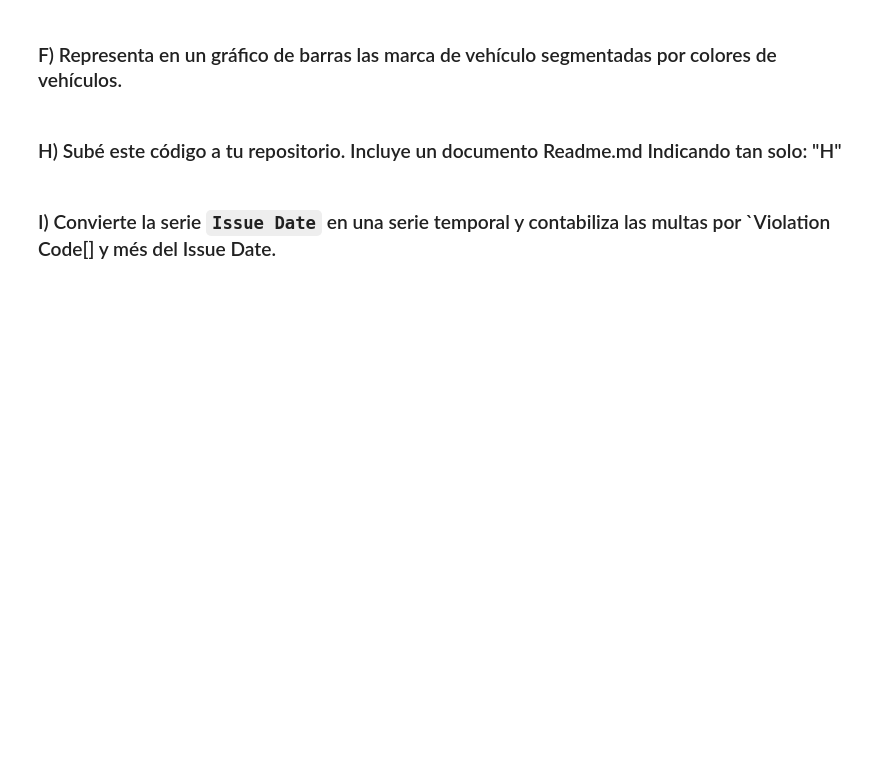
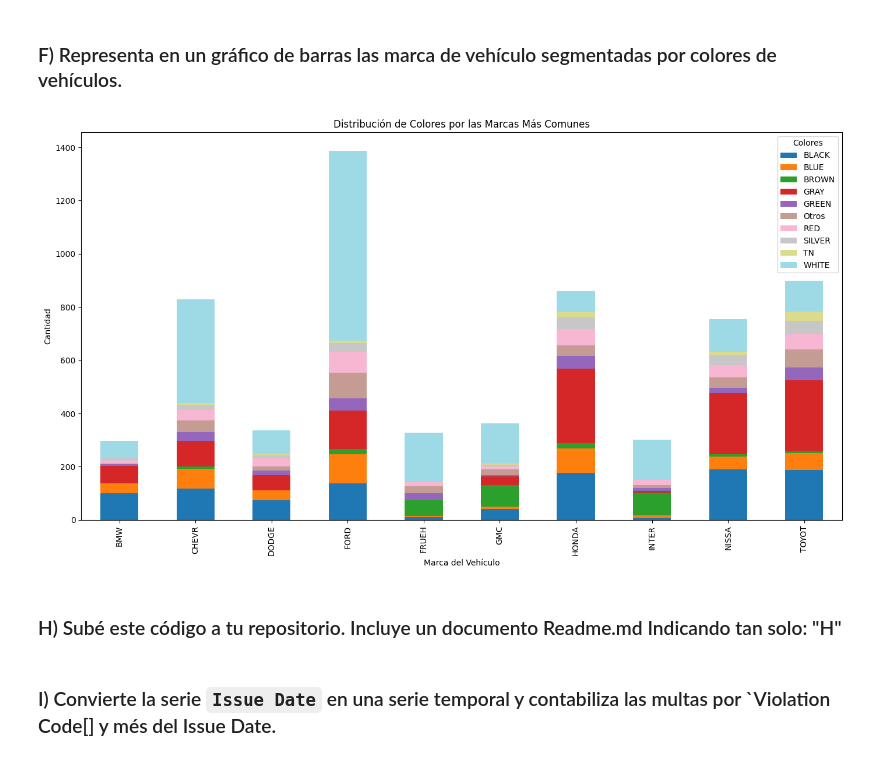
Before and after one commit to BalentinaAE/Pandas, a Jupyter notebook: ProyectoPandas_Github.ipynb, the cells around one changed output. Saved outputs shown, nothing was run; the diff lists cells and outputs as text; code cells hidden in the pictures; blank space fills up the shorter version.

```diff
--- a/ProyectoPandas_Github.ipynb
+++ b/ProyectoPandas_Github.ipynb
@@ -196,0 +199,5 @@ Parkin_limpio
+# %%
+color_marca = color_marca.dropna(subset=['Vehicle Make', 'Vehicle Color', 'Cantidad'])
+color_marca = color_marca[color_marca['Vehicle Make'] != 0]
+color_marca = color_marca[color_marca['Vehicle Color'] != 0]
+color_marca
@@ -197,5 +218,28 @@ Parkin_limpio
 # %% [markdown]
 ### F) Representa en un gráfico de barras las marca de vehículo segmentadas por colores de vehículos.
+# %%
+
+color_marca_agrupado = color_marca.groupby(['Vehicle Make', 'Vehicle Color'], as_index=False)['Cantidad'].sum()
+
+top_marcas = color_marca_agrupado.groupby('Vehicle Make')['Cantidad'].sum().nlargest(10).index
+top_colores = color_marca_agrupado.groupby('Vehicle Color')['Cantidad'].sum().nlargest(10).index #nlargest(10) para seleccionar los 10 colores con la mayor cantidad.
+
+color_marca_filtrado = color_marca_agrupado[
+    (color_marca_agrupado['Vehicle Make'].isin(top_marcas)) &
+    (color_marca_agrupado['Vehicle Color'].isin(top_colores))
+]
+
+pivot_data = color_marca_filtrado.pivot(index='Vehicle Make', columns='Vehicle Color', values='Cantidad').fillna(0)
+
+pivot_data.plot(kind='bar', stacked=True, figsize=(14, 8), colormap='tab20')  #pivot reorganizar el DataFrame
+plt.title('Distribución de Colores por las Marcas Más Comunes')
+plt.xlabel('Marca del Vehículo')
+plt.ylabel('Cantidad')
+plt.legend(title='Colores')
+plt.tight_layout()
+plt.show()
+# %% [output]
+[figure, added]
 # %% [markdown]
 ### H) Subé este código a tu repositorio. Incluye un documento Readme.md Indicando tan solo: "H"
 # %% [markdown]
```
Also changed, not shown: parts of 2 cells of this notebook.
